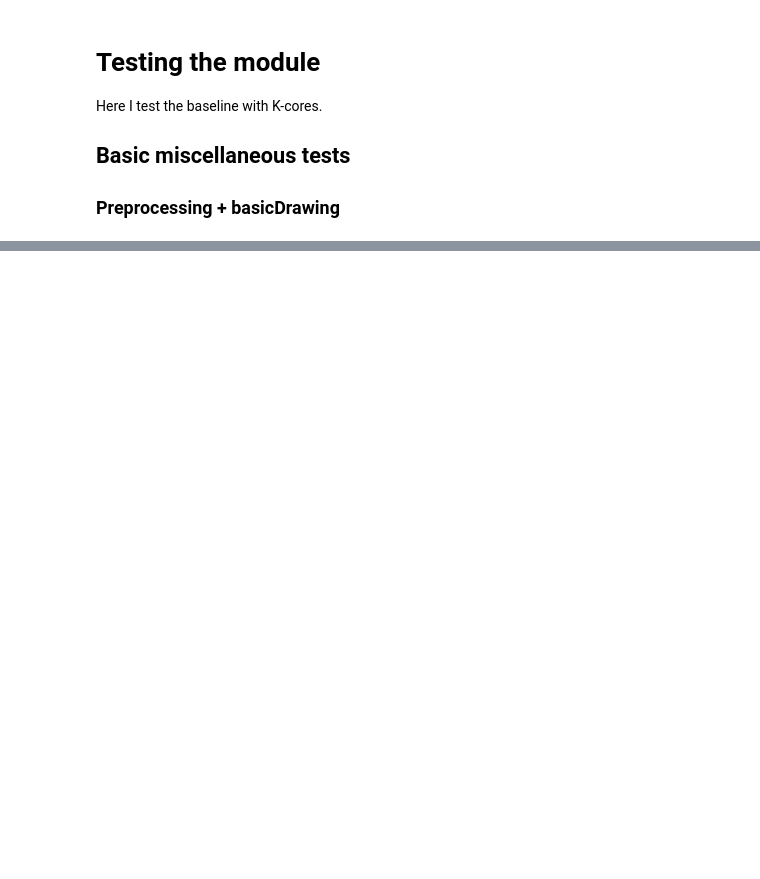
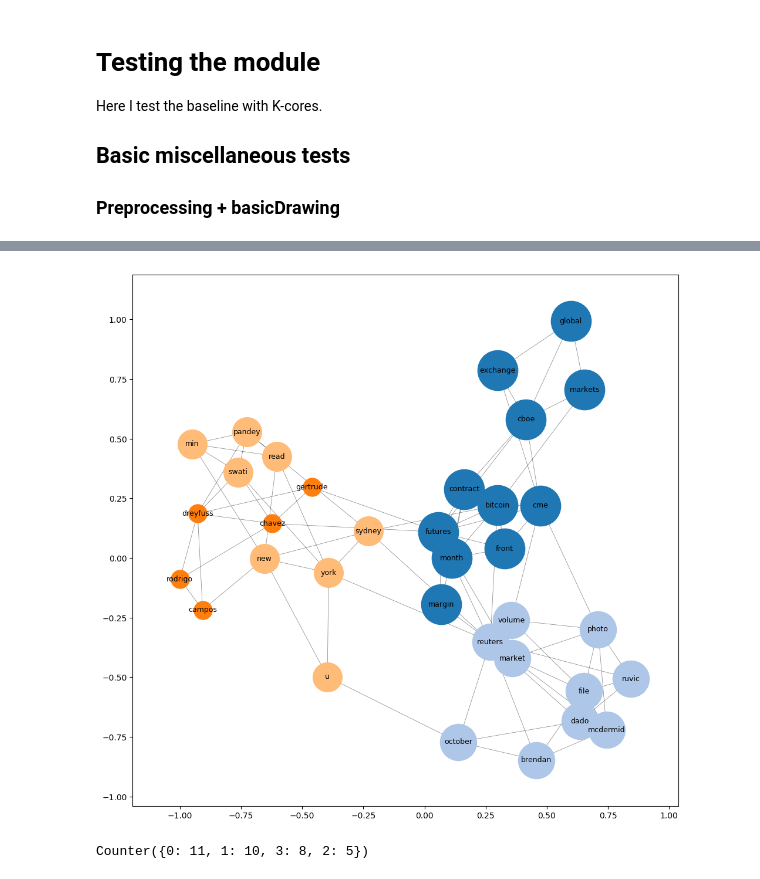
Before and after one commit to XuMuK1/KeywordsExtraction, a Jupyter notebook: GraphMethods/shorterTestNotebook.ipynb, the cells around one changed output, grey strips where cells are left out. Cells and saved outputs as stored; diff of their text form; code cells hidden in the pictures; blank space fills up the shorter version.

```diff
--- a/GraphMethods/shorterTestNotebook.ipynb
+++ b/GraphMethods/shorterTestNotebook.ipynb
@@ -25,0 +33,14 @@ kwmisc.BasicDraw(gow,words)
+# %%
+import matplotlib.pyplot as plt
+import matplotlib
+import community #python-louvain
+
+communities=kwmisc.LouvainCommunitiesPlot(kcore,words[list(kcore.nodes)])
+# %% [output]
+[figure, added]
+# %%
+import collections
+
+print(collections.Counter(communities.values()))
+# %% [output]
+Counter({0: 11, 1: 10, 3: 8, 2: 5})
```
Also changed, not shown: parts of 3 cells of this notebook, 2 other files.
